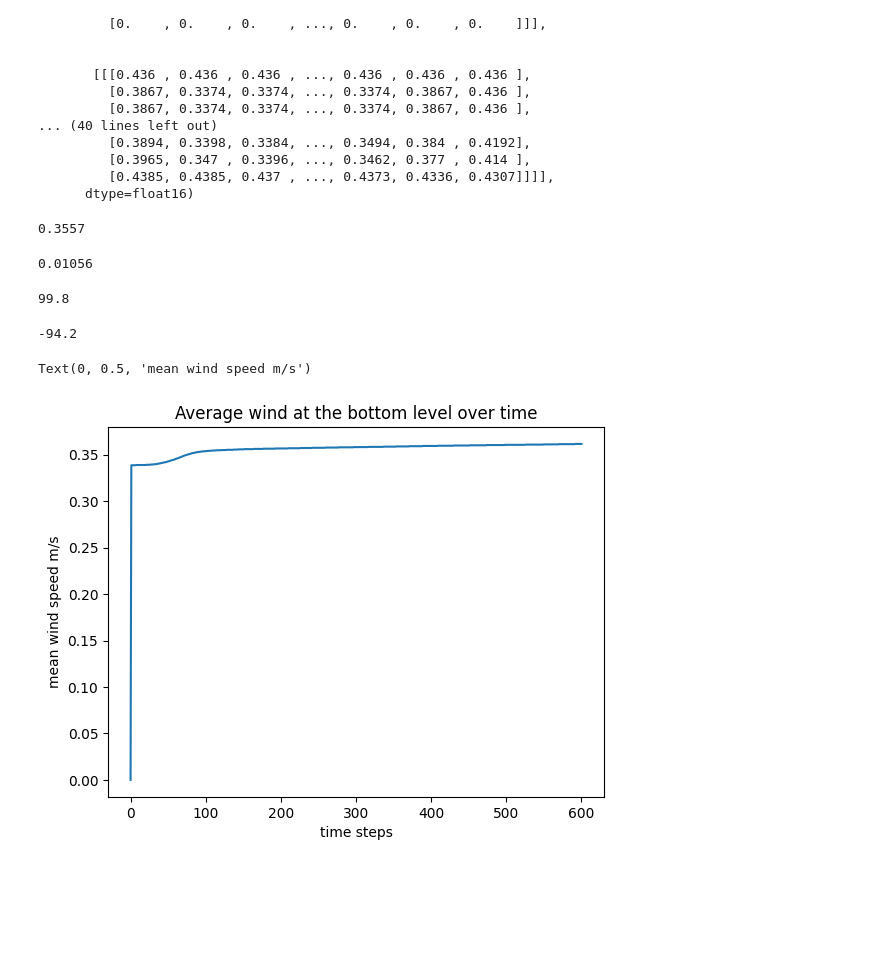
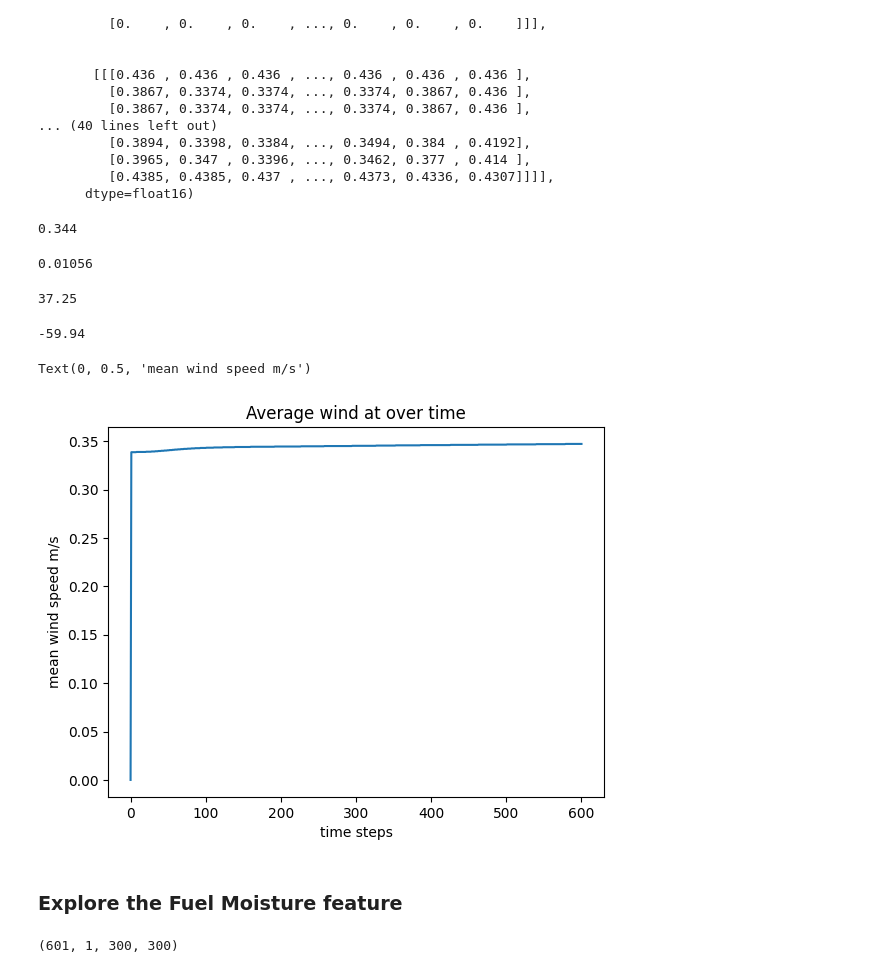
Before and after one commit to bdwivedi/dse260_capstone_project, a Jupyter notebook: bp3d_dataset.ipynb, the cells around one changed output. Cells and saved outputs as stored; diff of their text form; code cells hidden in the pictures; blank space fills up the shorter version.

```diff
--- a/bp3d_dataset.ipynb
+++ b/bp3d_dataset.ipynb
@@ -99,7 +69,7 @@ topography.mean()
 # %% [markdown]
 ### Explore the Wind feature (one of the dimensions - wind_u)
 # %%
-windu = np.array(out[2].zarr['windu'])
+windu = np.array(out[1].zarr['windu'])
 # %%
 windu
 # %% [output]
@@ -123,7 +93,7 @@ array([[[[0.    , 0.    , 0.    , ..., 0.    , 0.    , 0.    ],
 # %%
 windu.mean()
 # %% [output]
-0.3557
+0.344
 # %%
 windu[1,:,:,:].std()
 # %% [output]
@@ -131,20 +101,22 @@ windu[1,:,:,:].std()
 # %%
 windu.max()
 # %% [output]
-99.8
+37.25
 # %%
 windu.min()
 # %% [output]
--94.2
+-59.94
 # %%
 windu_mean_over_time = [ windu[x,0,:,:].mean() for x in range(601)]
 time = [x for x in range(601)]
 plt.plot(time, windu_mean_over_time)
-plt.title('Average wind at the bottom level over time')
+plt.title('Average wind at over time')
 plt.xlabel('time steps')
 plt.ylabel('mean wind speed m/s')
 # windu_mean_over_time
 # %% [output]
 Text(0, 0.5, 'mean wind speed m/s')
-[figure, old version]
+[figure, new version]
+# %% [markdown]
+### Explore the Fuel Moisture feature
 # %%
@@ -156,0 +124,4 @@ plt.ylabel('mean wind speed m/s')
+# %%
+fuels_moist.shape
+# %% [output]
+(601, 1, 300, 300)
```
Also changed, not shown: parts of 33 cells of this notebook, 1 other file.
